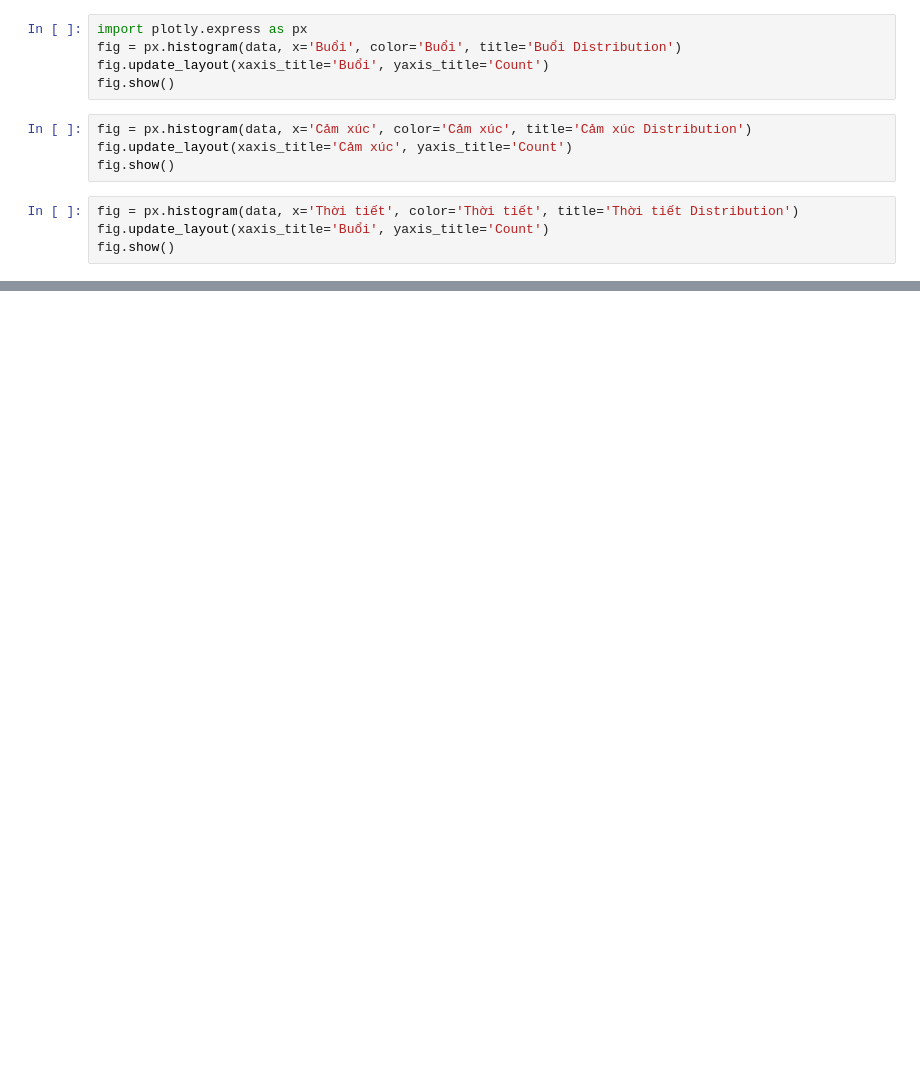
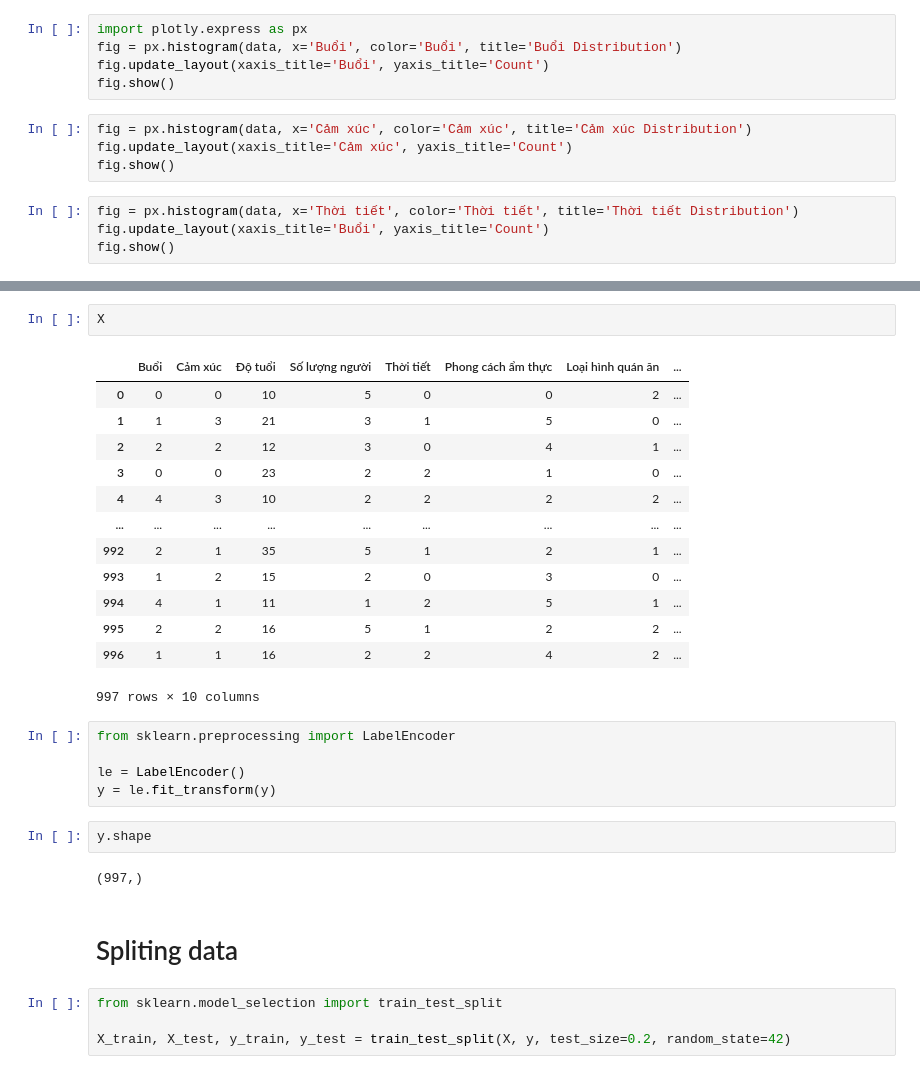
Before and after one commit to VHN1305/Project2_ChatBot_Food, a Jupyter notebook: test.ipynb, the cells around one changed output, grey strips where cells are left out. Drawn from its saved outputs; the diff is of its cells as text; blank space fills up the shorter version.

```diff
--- a/test.ipynb
+++ b/test.ipynb
@@ -66,0 +170,31 @@ fig.show()
+# %%
+X
+# %% [output]
+|  | Buổi | Cảm xúc | Độ tuổi | Số lượng người | Thời tiết | Phong cách ẩm thực | Loại hình quán ăn | ... |
+| 0 | 0 | 0 | 10 | 5 | 0 | 0 | 2 | ... |
+| 1 | 1 | 3 | 21 | 3 | 1 | 5 | 0 | ... |
+| 2 | 2 | 2 | 12 | 3 | 0 | 4 | 1 | ... |
+| 3 | 0 | 0 | 23 | 2 | 2 | 1 | 0 | ... |
+| 4 | 4 | 3 | 10 | 2 | 2 | 2 | 2 | ... |
+| ... | ... | ... | ... | ... | ... | ... | ... | ... |
+| 992 | 2 | 1 | 35 | 5 | 1 | 2 | 1 | ... |
+| 993 | 1 | 2 | 15 | 2 | 0 | 3 | 0 | ... |
+| 994 | 4 | 1 | 11 | 1 | 2 | 5 | 1 | ... |
+| 995 | 2 | 2 | 16 | 5 | 1 | 2 | 2 | ... |
+| 996 | 1 | 1 | 16 | 2 | 2 | 4 | 2 | ... |
+997 rows × 10 columns
+# %%
+from sklearn.preprocessing import LabelEncoder
+
+le = LabelEncoder()
+y = le.fit_transform(y)
+# %%
+y.shape
+# %% [output]
+(997,)
+# %% [markdown]
+# Spliting data
+# %%
+from sklearn.model_selection import train_test_split
+
+X_train, X_test, y_train, y_test = train_test_split(X, y, test_size=0.2, random_state=42)
```
Also changed, not shown: parts of 18 cells of this notebook, 1 other file.
